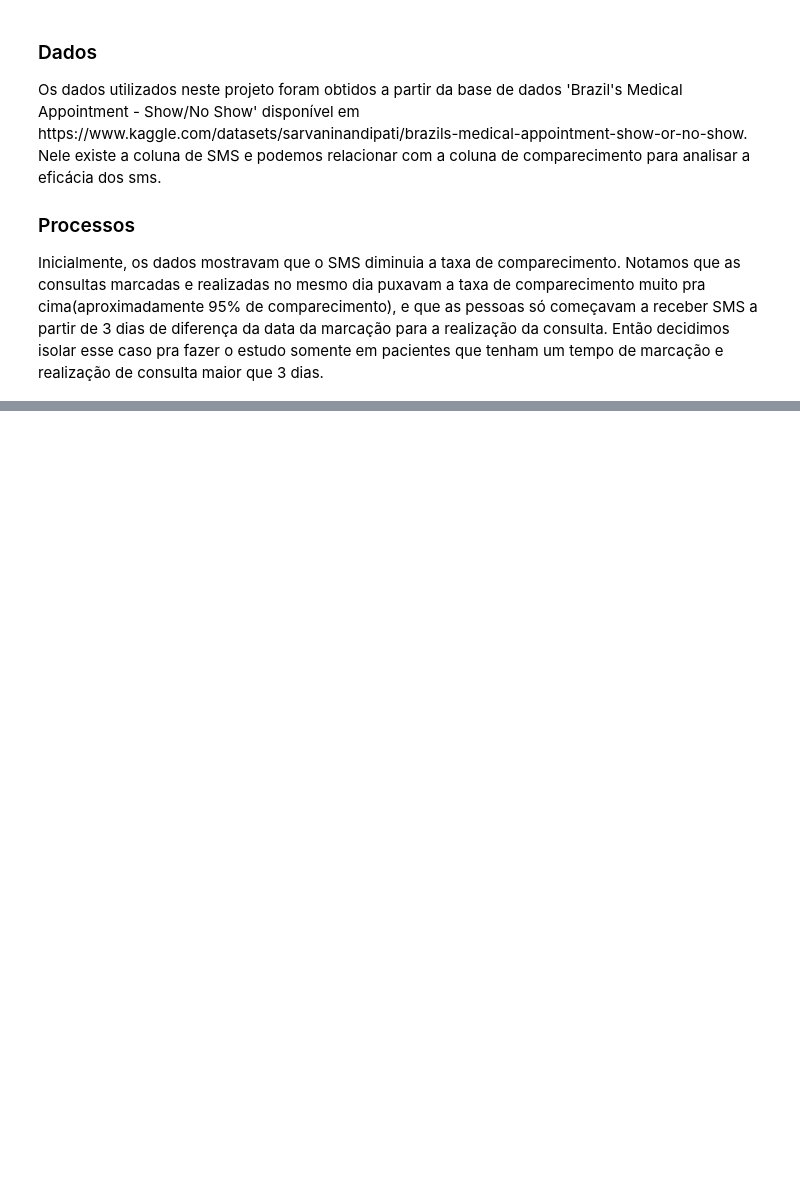
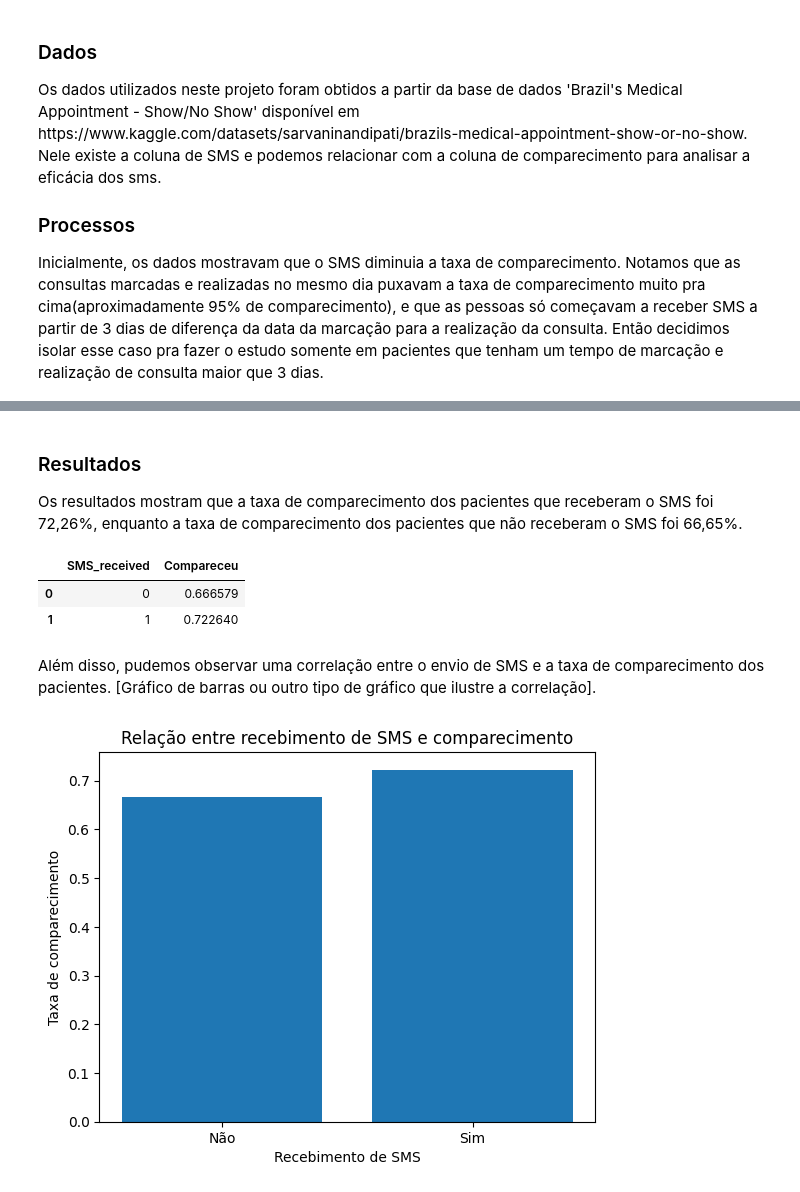
Before and after one commit to ViniciusPeixoto/data4all_EDA, a Jupyter notebook: parte_mateus.ipynb, the cells around one changed output, grey strips where cells are left out. Saved outputs shown, nothing was run; the diff lists cells and outputs as text; code cells hidden in the pictures; blank space fills up the shorter version.

```diff
--- a/parte_mateus.ipynb
+++ b/parte_mateus.ipynb
@@ -524,3 +466,32 @@ df_3plus.head()
 | 38 | 5.873316e+12 | 5609446 | M | 2016-04-20 | 2016-04-29 | 85.0 | SÃO CRISTÓVÃO | 0 | ... |
 | 46 | 1.379437e+11 | 5615608 | M | 2016-04-25 | 2016-04-29 | 58.0 | SÃO CRISTÓVÃO | 0 | ... |
 | 49 | 9.223559e+13 | 5534656 | F | 2016-03-31 | 2016-04-29 | 27.0 | GRANDE VITÓRIA | 0 | ... |
+# %% [markdown]
+
+
+
+
+<h3>Resultados</h3>
+Os resultados mostram que a taxa de comparecimento dos pacientes que receberam o SMS foi 72,26%, enquanto a taxa de comparecimento dos pacientes que não receberam o SMS foi 66,65%.
+# %%
+df_3plus.groupby('SMS_received')['Compareceu'].mean().reset_index()
+# %% [output]
+|  | SMS_received | Compareceu |
+| 0 | 0 | 0.666579 |
+| 1 | 1 | 0.722640 |
+# %% [markdown]
+
+Além disso, pudemos observar uma correlação entre o envio de SMS e a taxa de comparecimento dos pacientes. [Gráfico de barras ou outro tipo de gráfico que ilustre a correlação].
+# %%
+import matplotlib.pyplot as plt
+
+sms_comparecimento = df_3plus.groupby('SMS_received')['Compareceu'].mean().reset_index()
+
+plt.bar(sms_comparecimento['SMS_received'], sms_comparecimento['Compareceu'])
+plt.xlabel('Recebimento de SMS')
+plt.ylabel('Taxa de comparecimento')
+plt.xticks([0, 1], ['Não', 'Sim'])
+plt.title('Relação entre recebimento de SMS e comparecimento')
+plt.show()
+# %% [output]
+[figure, added]
```
Also changed, not shown: parts of 14 cells of this notebook.
